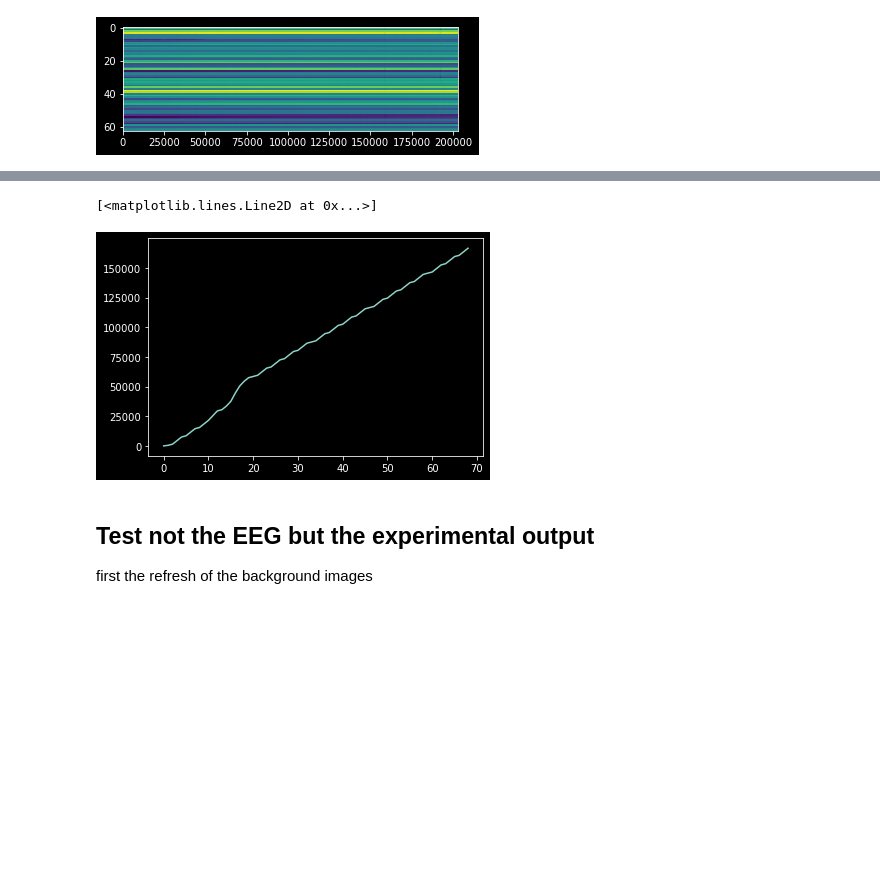
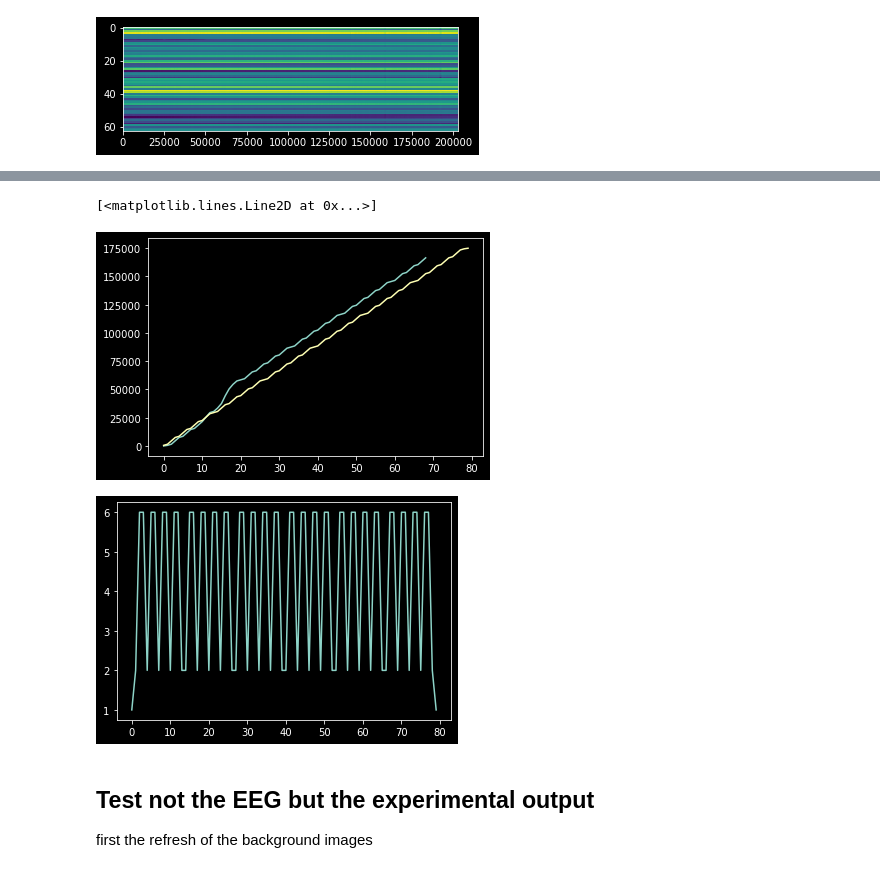
Before and after one commit to spinoza-centre/prf-seeg, a Jupyter notebook: notebooks/eeg_pilot_test.ipynb, the cells around one changed output, grey strips where cells are left out. Drawn from its saved outputs; the diff is of its cells as text; code cells hidden in the pictures; blank space fills up the shorter version.

```diff
--- a/notebooks/eeg_pilot_test.ipynb
+++ b/notebooks/eeg_pilot_test.ipynb
@@ -26,3 +26,5 @@ ev.columns=['marker', 'code', 'timestamp', 'value', 'null', 'largenr']
 ev.head(40)
 
 ev.code = [int(evc.split(' ')[-1]) for evc in ev.code]
+ev.marker = [int(evm.split('=')[0][2:]) for evm in ev.marker]
+ev
@@ -29,9 +45,14 @@ ev.code = [int(evc.split(' ')[-1]) for evc in ev.code]
-# %%
-plt.plot(ev.timestamp - ev.timestamp[0])
-expected_durations =
-# %% [output]
-[<matplotlib.lines.Line2D at 0x...>]
-[figure, removed]
+# %%
+plt.plot(ev.timestamp - ev.timestamp[0])
+expected_durations = np.array([1] + [2,6,6,2,6,6,2,6,6,2,6,6,2]*6 + [1])
+expected_markers = np.array([5] + [3,2,2,3,2,2,3,2,2,3,2,2,3]*6 + [5])
+plt.plot(np.cumsum(expected_durations*500))
+plt.figure()
+plt.plot(expected_durations)
+# %% [output]
+[<matplotlib.lines.Line2D at 0x...>]
+[figure, added]
+[figure, added]
 # %% [markdown]
 ## Test not the EEG but the experimental output
 first the refresh of the background images
```
Also changed, not shown: parts of 1 cell of this notebook.
